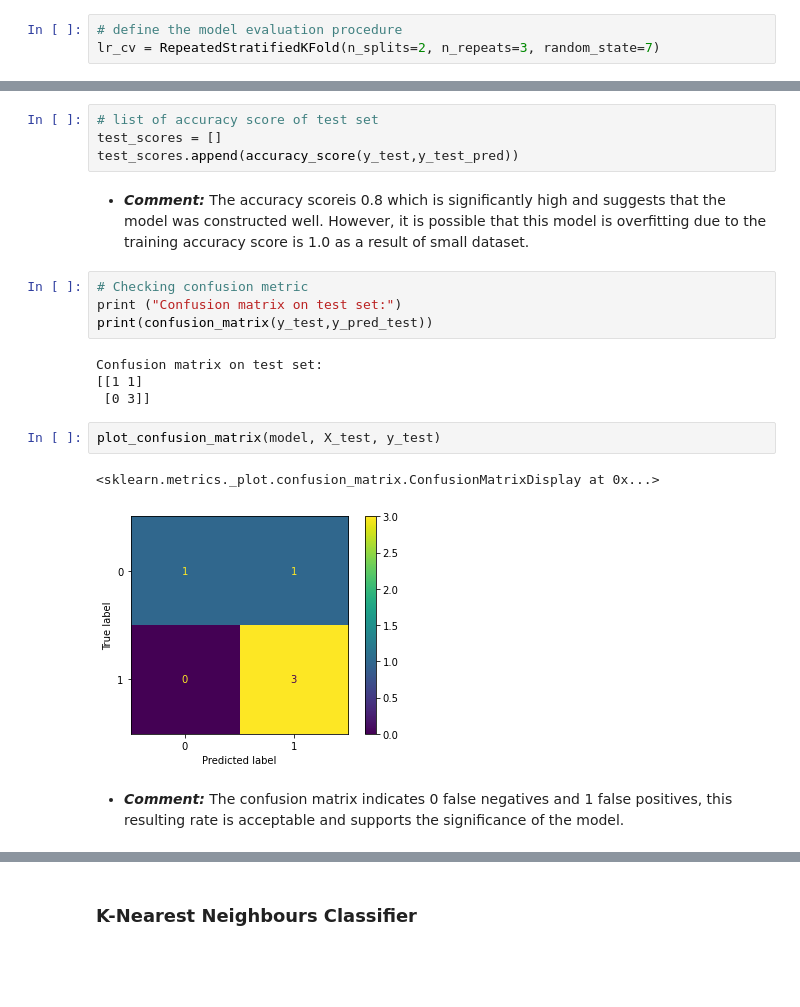
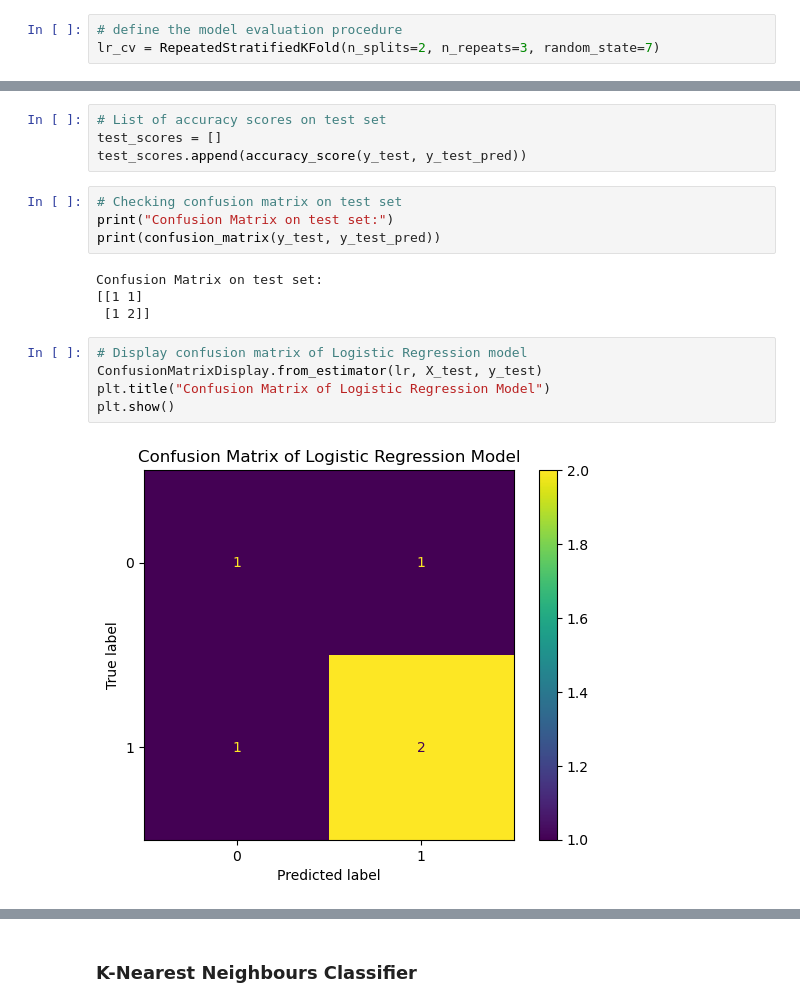
Before and after one commit to ethanaire/Analyzing-NSW-Public-Transports-with-Opal-Cards, a Jupyter notebook: Transport Usage by Age.ipynb, the cells around one changed output, grey strips where cells are left out. Saved outputs shown, nothing was run; the diff lists cells and outputs as text; blank space fills up the shorter version.

```diff
--- a/Transport Usage by Age.ipynb
+++ b/Transport Usage by Age.ipynb
@@ -409,21 +392,19 @@ lr_cv = RepeatedStratifiedKFold(n_splits=2, n_repeats=3, random_state=7)
 # %%
-# list of accuracy score of test set
+# List of accuracy scores on test set
 test_scores = []
-test_scores.append(accuracy_score(y_test,y_test_pred))
+test_scores.append(accuracy_score(y_test, y_test_pred))
-# %% [markdown]
-* ***Comment:*** The accuracy scoreis 0.8 which is significantly high and suggests that the model was constructed well. However, it is possible that this model is overfitting due to the training accuracy score is 1.0 as a result of small dataset.
 # %%
-# Checking confusion metric
-print ("Confusion matrix on test set:")
-print(confusion_matrix(y_test,y_pred_test))
+# Checking confusion matrix on test set
+print("Confusion Matrix on test set:")
+print(confusion_matrix(y_test, y_test_pred))
 # %% [output]
-Confusion matrix on test set:
+Confusion Matrix on test set:
 [[1 1]
- [0 3]]
+ [1 2]]
-# %%
-plot_confusion_matrix(model, X_test, y_test)
-# %% [output]
-<sklearn.metrics._plot.confusion_matrix.ConfusionMatrixDisplay at 0x...>
-[figure, removed]
-# %% [markdown]
-* ***Comment:*** The confusion matrix indicates 0 false negatives and 1 false positives, this resulting rate is acceptable and supports the significance of the model.
+# %%
+# Display confusion matrix of Logistic Regression model
+ConfusionMatrixDisplay.from_estimator(lr, X_test, y_test)
+plt.title("Confusion Matrix of Logistic Regression Model")
+plt.show()
+# %% [output]
+[figure, added]
```
Also changed, not shown: parts of 61 cells of this notebook.
